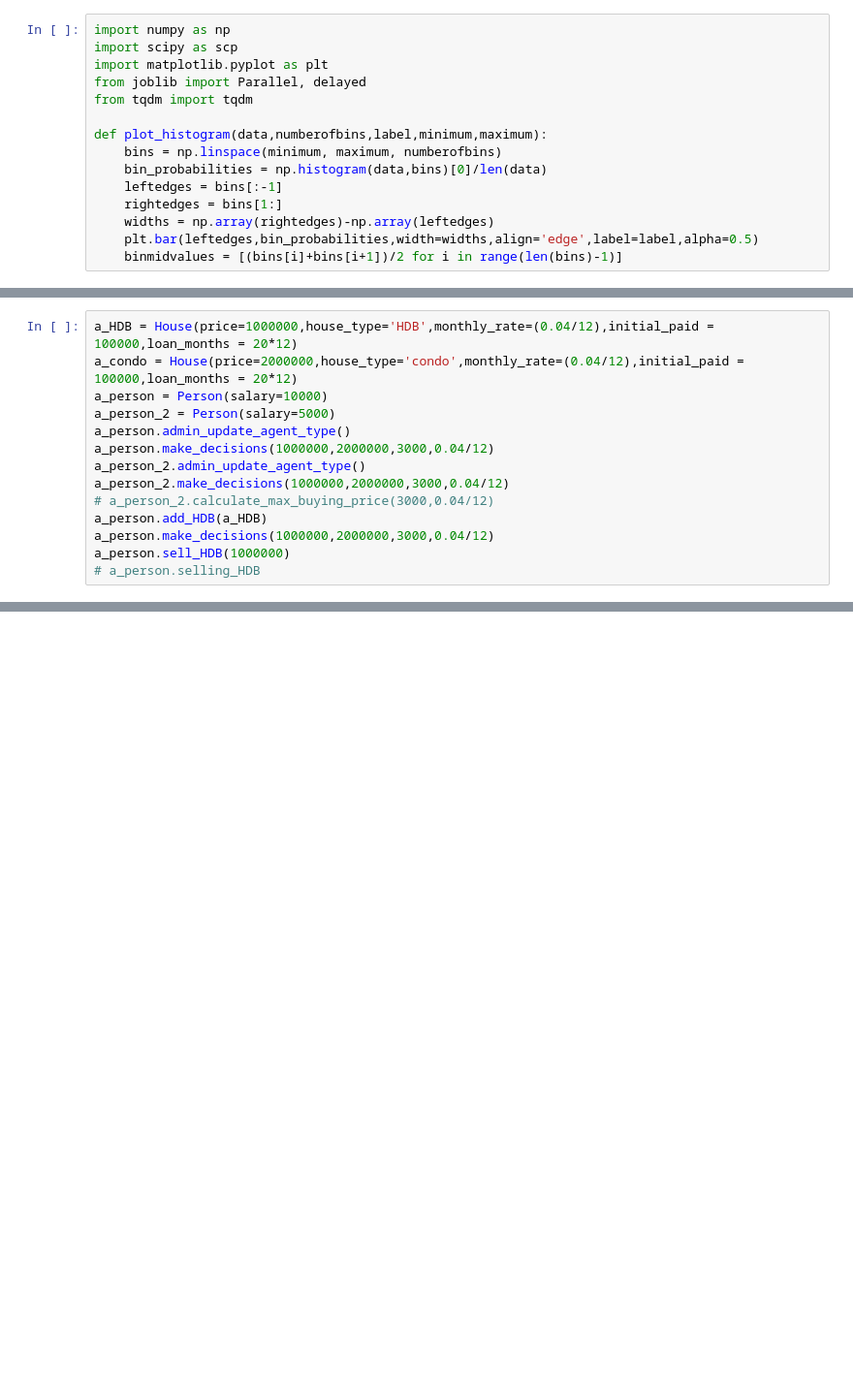
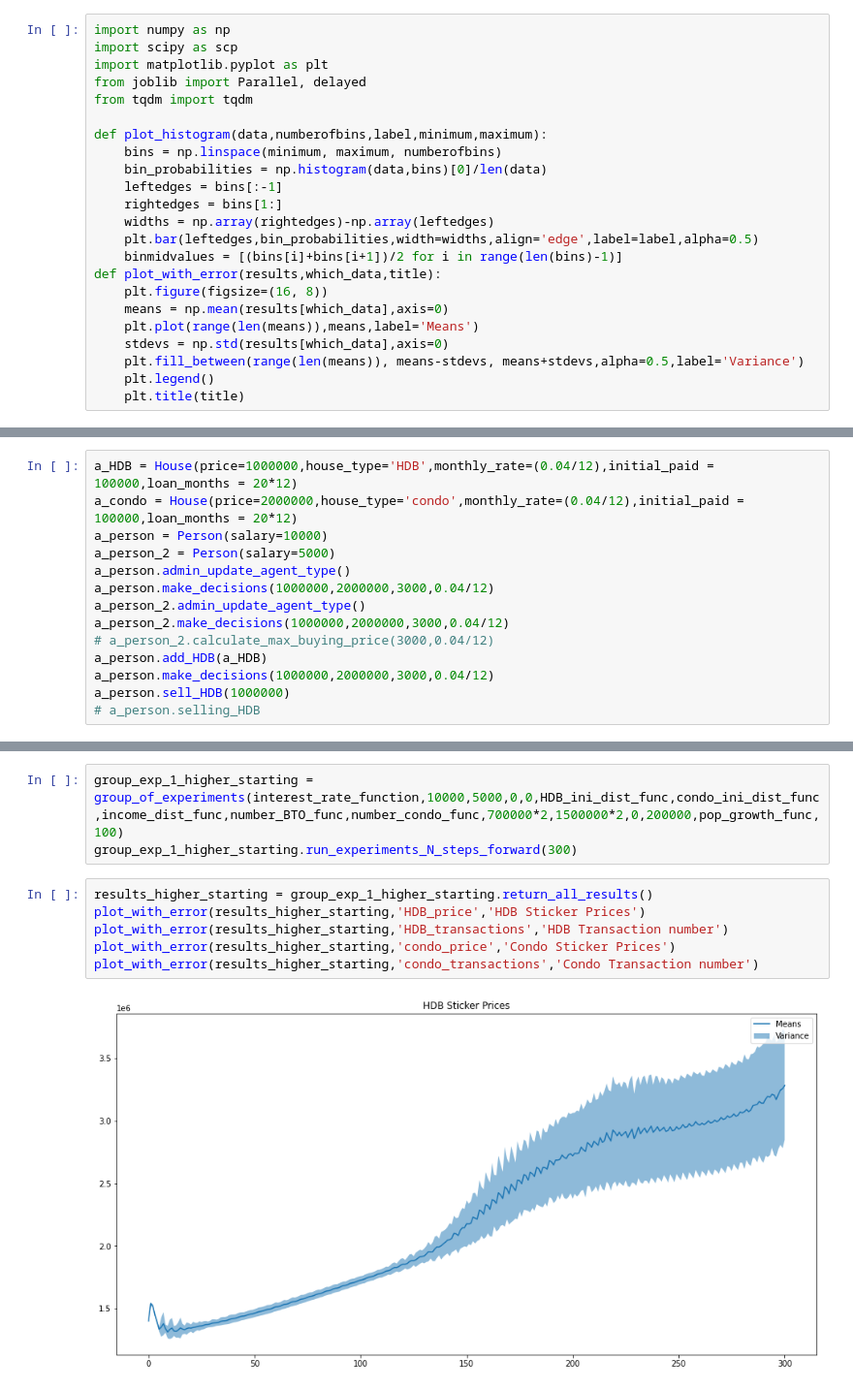
Before and after one commit to tmog123/RandomAnalysis, a Jupyter notebook: ABM_housing_4agents.ipynb, the cells around one changed output, grey strips where cells are left out. Shown at 97% size. Saved outputs shown, nothing was run; the diff lists cells and outputs as text; blank space fills up the shorter version.

```diff
--- a/ABM_housing_4agents.ipynb
+++ b/ABM_housing_4agents.ipynb
@@ -13,6 +13,14 @@ def plot_histogram(data,numberofbins,label,minimum,maximum):
     widths = np.array(rightedges)-np.array(leftedges)
     plt.bar(leftedges,bin_probabilities,width=widths,align='edge',label=label,alpha=0.5)
     binmidvalues = [(bins[i]+bins[i+1])/2 for i in range(len(bins)-1)]
+def plot_with_error(results,which_data,title):
+    plt.figure(figsize=(16, 8))
+    means = np.mean(results[which_data],axis=0)
+    plt.plot(range(len(means)),means,label='Means')
+    stdevs = np.std(results[which_data],axis=0)
+    plt.fill_between(range(len(means)), means-stdevs, means+stdevs,alpha=0.5,label='Variance')
+    plt.legend()
+    plt.title(title)
 # %%
 def monthly_mortgage_calculator(principal,monthly_rate,total_loan_months = 20*12):
     if principal<=0:
@@ -456,0 +609,11 @@ test_HDB.monthly_repayments()
+# %%
+group_exp_1_higher_starting = group_of_experiments(interest_rate_function,10000,5000,0,0,HDB_ini_dist_func,condo_ini_dist_func,income_dist_func,number_BTO_func,number_condo_func,700000*2,1500000*2,0,200000,pop_growth_func,100)
+group_exp_1_higher_starting.run_experiments_N_steps_forward(300)
+# %%
+results_higher_starting = group_exp_1_higher_starting.return_all_results()
+plot_with_error(results_higher_starting,'HDB_price','HDB Sticker Prices')
+plot_with_error(results_higher_starting,'HDB_transactions','HDB Transaction number')
+plot_with_error(results_higher_starting,'condo_price','Condo Sticker Prices')
+plot_with_error(results_higher_starting,'condo_transactions','Condo Transaction number')
+# %% [output]
+[figure, added]
```
Also changed, not shown: parts of 13 cells of this notebook.
